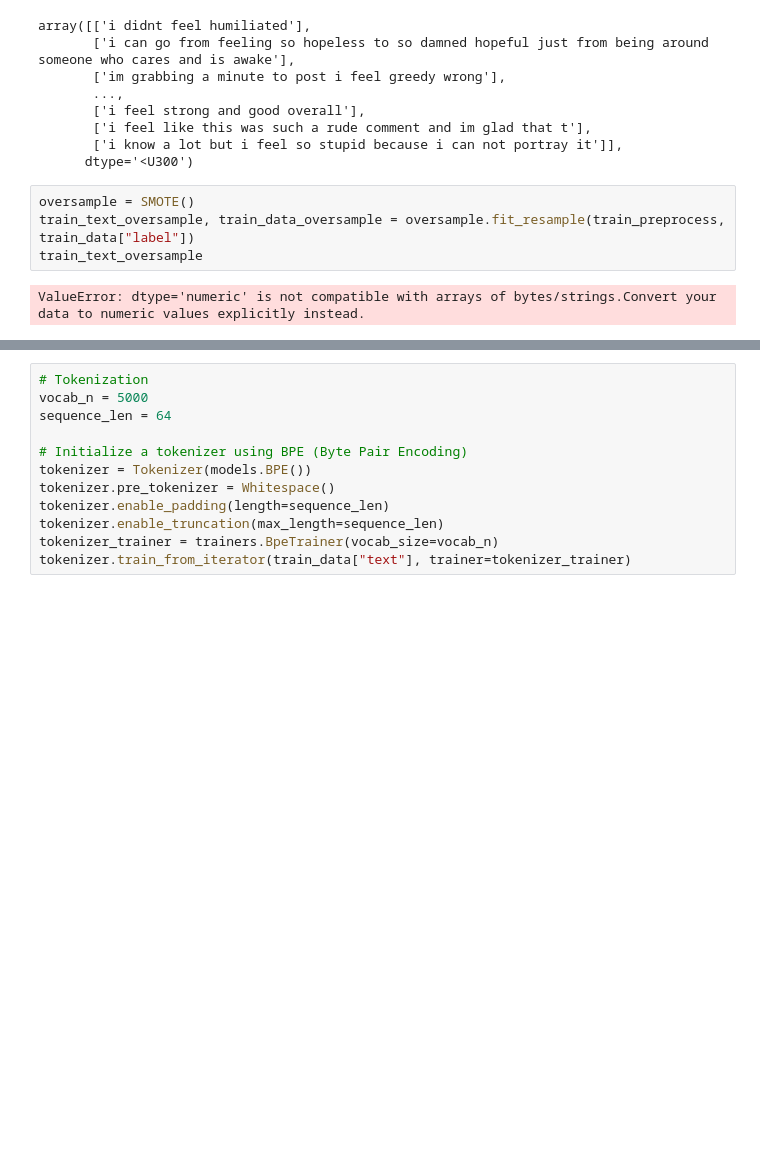
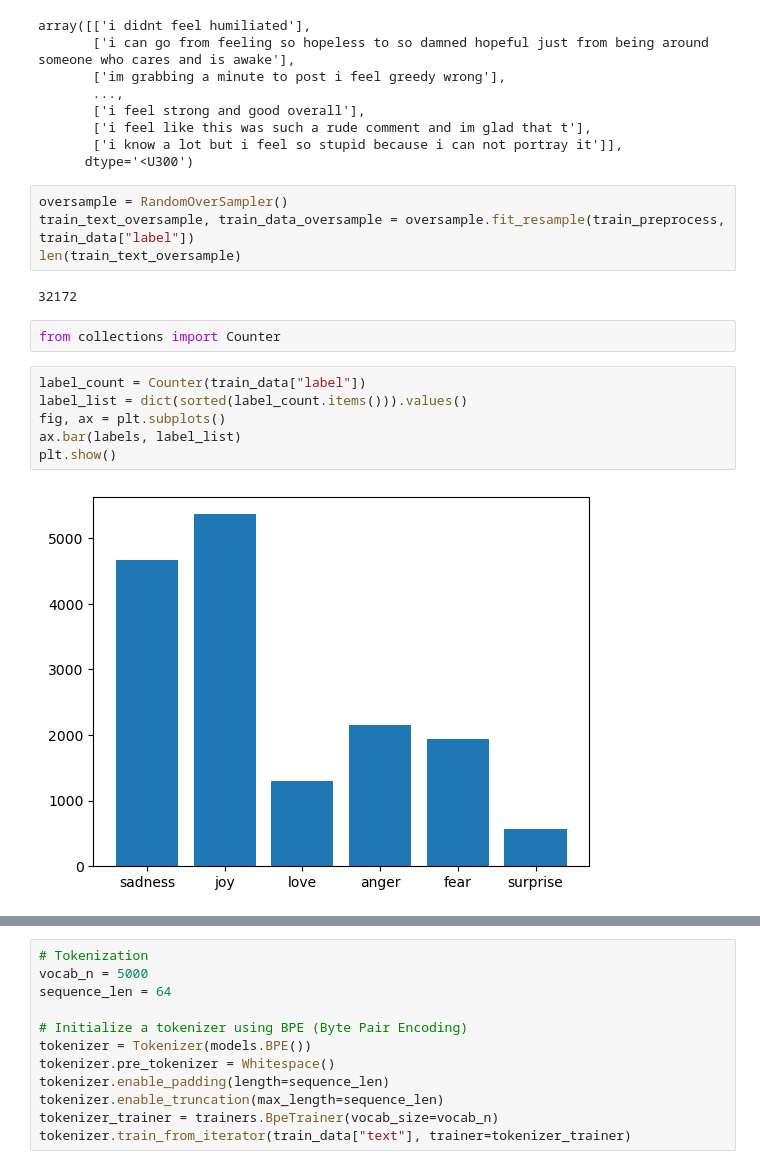
Before and after one commit to gr-ja/9444proj, a Jupyter notebook: CNN.ipynb, the cells around one changed output, grey strips where cells are left out. Drawn from its saved outputs; the diff is of its cells as text; blank space fills up the shorter version.

Commit message:
Testing random oversample

```diff
--- a/CNN.ipynb
+++ b/CNN.ipynb
@@ -30,8 +31,18 @@ array([['i didnt feel humiliated'],
        ['i know a lot but i feel so stupid because i can not portray it']],
       dtype='<U300')
 # %%
-oversample = SMOTE()
+oversample = RandomOverSampler()
 train_text_oversample, train_data_oversample = oversample.fit_resample(train_preprocess, train_data["label"])
-train_text_oversample
+len(train_text_oversample)
 # %% [output]
-ValueError: dtype='numeric' is not compatible with arrays of bytes/strings.Convert your data to numeric values explicitly instead.
+32172
+# %%
+from collections import Counter
+# %%
+label_count = Counter(train_data["label"])
+label_list = dict(sorted(label_count.items())).values()
+fig, ax = plt.subplots()
+ax.bar(labels, label_list)
+plt.show()
+# %% [output]
+[figure, added]
```
Also changed, not shown: parts of 2 cells of this notebook.
